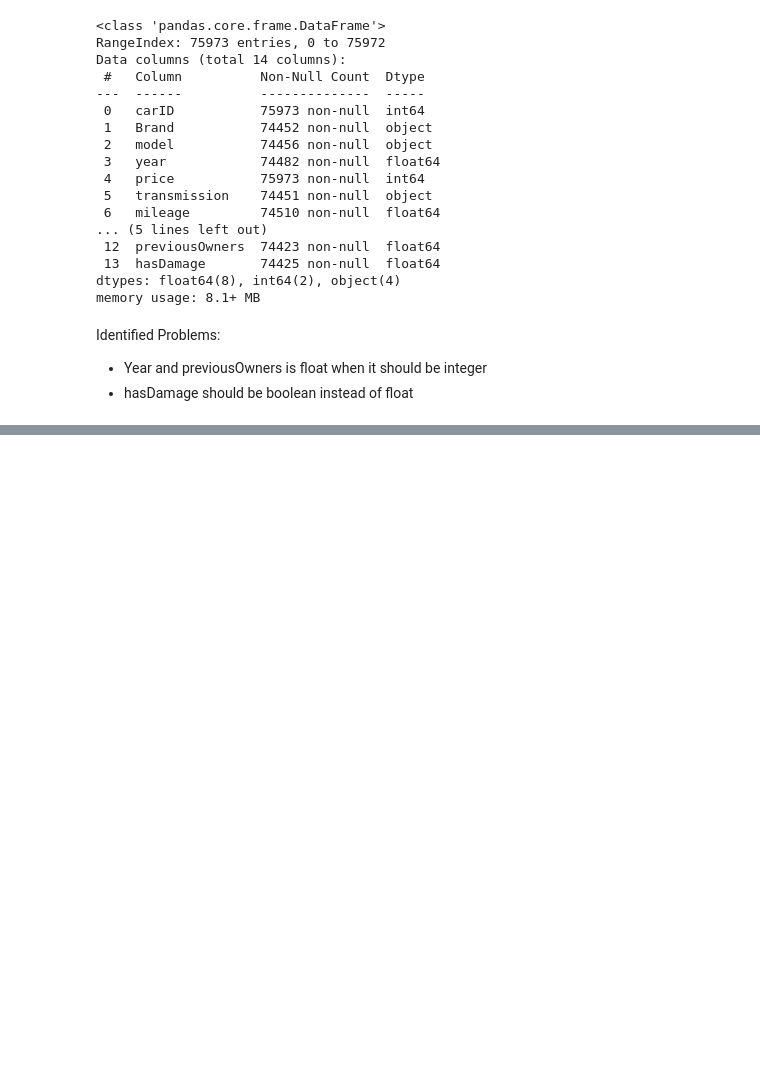
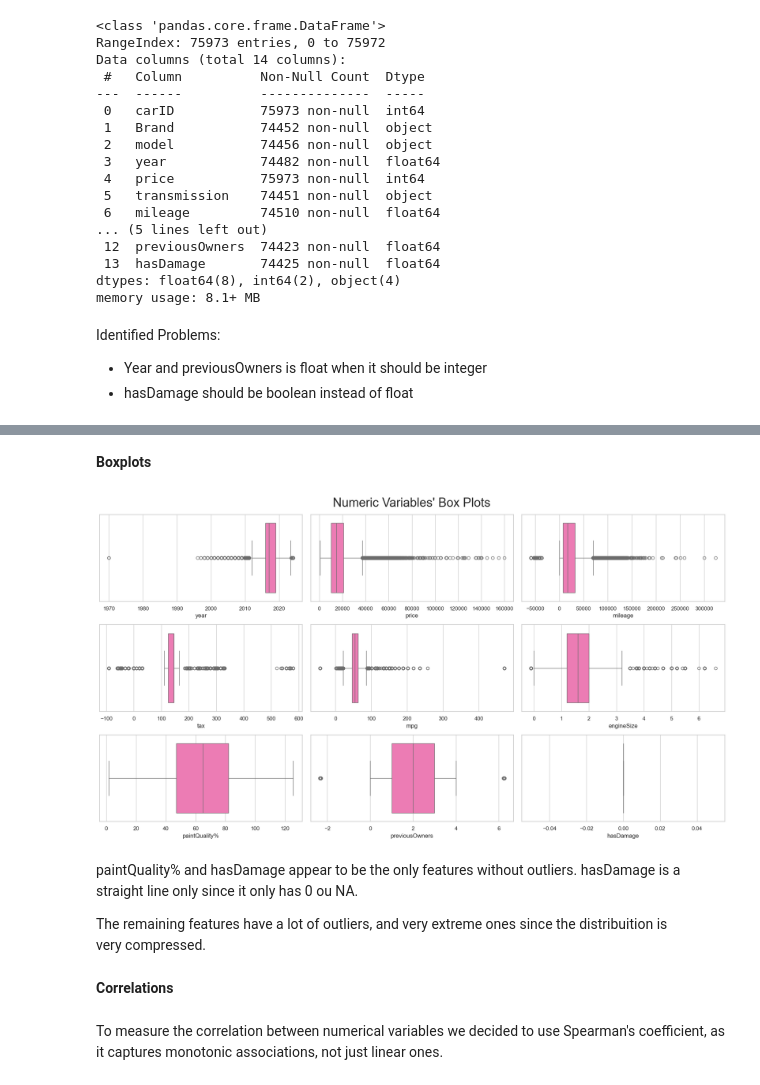
Before and after one commit to barbara-sousa-franco/Machine-Learning-Project, a Jupyter notebook: Deliverable 1.ipynb, the cells around one changed output, grey strips where cells are left out. Cells and saved outputs as stored; diff of their text form; code cells hidden in the pictures; blank space fills up the shorter version.

```diff
--- a/Deliverable 1.ipynb
+++ b/Deliverable 1.ipynb
@@ -1119,0 +338,29 @@ How to deal with NA:
+# %% [markdown]
+**Boxplots**
+# %%
+# We will put all the numeric variables' histograms in one figure
+# Prepare figure. Create individual axes where each histogram will be placed
+fig, axes = plt.subplots(ceil(len(numeric_features) / 3 ), 3, figsize = (18,10))
+
+for ax, feat in zip(axes.flatten(), numeric_features):
+    sns.boxplot(x=df_train[feat], ax=ax, color='hotpink')
+
+# Delete empty plots
+for ax in axes.flatten()[len(numeric_features):]:
+    ax.axis('off')
+
+# Add a centered title to the figure:
+plt.suptitle("Numeric Variables' Box Plots", fontsize=25)
+
+plt.tight_layout()
+plt.show()
+# %% [output]
+[figure, added]
+# %% [markdown]
+paintQuality% and hasDamage appear to be the only features without outliers. hasDamage is a straight line only since it only has 0 ou NA.
+
+The remaining features have a lot of outliers, and very extreme ones since the distribuition is very compressed.
+# %% [markdown]
+**Correlations**
+# %% [markdown]
+To measure the correlation between numerical variables we decided to use Spearman's coefficient, as it captures monotonic associations, not just linear ones.
```
Also changed, not shown: parts of 176 cells of this notebook.
